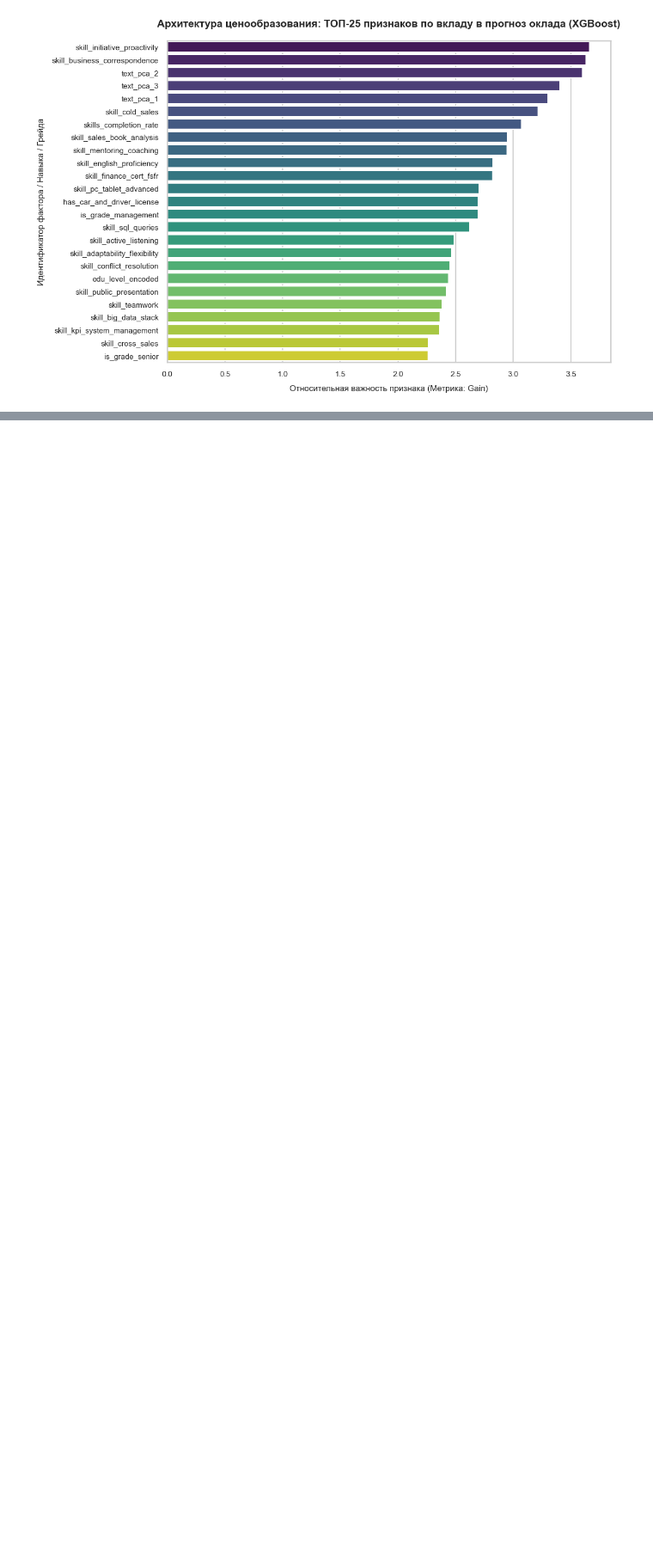
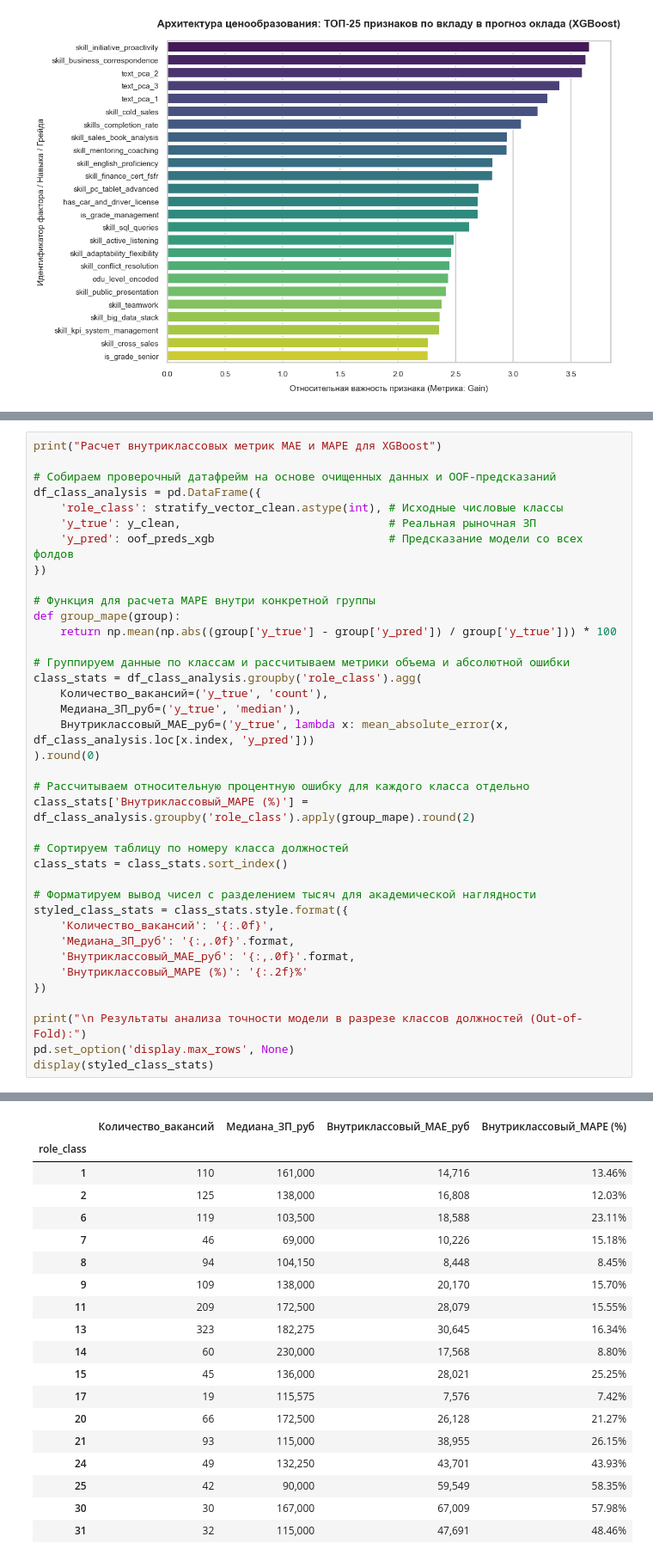
Before and after one commit to stason1991/My-First-Data-Project, a Jupyter notebook: notebooks/ml_notebook_lr_xgboost_mfdp_part7.ipynb, the cells around one changed output, grey strips where cells are left out. Shown at 86% size. Saved outputs shown, nothing was run; the diff lists cells and outputs as text; blank space fills up the shorter version.

```diff
--- a/notebooks/ml_notebook_lr_xgboost_mfdp_part7.ipynb
+++ b/notebooks/ml_notebook_lr_xgboost_mfdp_part7.ipynb
@@ -1278,0 +1476,39 @@ from IPython.display import Markdown as IPythonMarkdownВ ходе исслед
+# %%
+print("Расчет внутриклассовых метрик MAE и MAPE для XGBoost")
+
+# Собираем проверочный датафрейм на основе очищенных данных и OOF-предсказаний
+df_class_analysis = pd.DataFrame({
+    'role_class': stratify_vector_clean.astype(int), # Исходные числовые классы
+    'y_true': y_clean,                               # Реальная рыночная ЗП
+    'y_pred': oof_preds_xgb                          # Предсказание модели со всех фолдов
+})
+
+# Функция для расчета MAPE внутри конкретной группы
+def group_mape(group):
+    return np.mean(np.abs((group['y_true'] - group['y_pred']) / group['y_true'])) * 100
+
+# Группируем данные по классам и рассчитываем метрики объема и абсолютной ошибки
+class_stats = df_class_analysis.groupby('role_class').agg(
+    Количество_вакансий=('y_true', 'count'),
+    Медиана_ЗП_руб=('y_true', 'median'),
+    Внутриклассовый_MAE_руб=('y_true', lambda x: mean_absolute_error(x, df_class_analysis.loc[x.index, 'y_pred']))
+).round(0)
+
+# Рассчитываем относительную процентную ошибку для каждого класса отдельно
+class_stats['Внутриклассовый_MAPE (%)'] = df_class_analysis.groupby('role_class').apply(group_mape).round(2)
+
+# Сортируем таблицу по номеру класса должностей
+class_stats = class_stats.sort_index()
+
+# Форматируем вывод чисел с разделением тысяч для академической наглядности
+styled_class_stats = class_stats.style.format({
+    'Количество_вакансий': '{:.0f}',
+    'Медиана_ЗП_руб': '{:,.0f}'.format,
+    'Внутриклассовый_MAE_руб': '{:,.0f}'.format,
+    'Внутриклассовый_MAPE (%)': '{:.2f}%'
+})
+
+print("\n Результаты анализа точности модели в разрезе классов должностей (Out-of-Fold):")
+pd.set_option('display.max_rows', None)
+display(styled_class_stats)
+# %% [output]
@@ -1278,0 +1518,19 @@ from IPython.display import Markdown as IPythonMarkdownВ ходе исслед
+|  | Количество_вакансий | Медиана_ЗП_руб | Внутриклассовый_MAE_руб | Внутриклассовый_MAPE (%) |
+| role_class |  |  |  |  |
+| 1 | 110 | 161,000 | 14,716 | 13.46% |
+| 2 | 125 | 138,000 | 16,808 | 12.03% |
+| 6 | 119 | 103,500 | 18,588 | 23.11% |
+| 7 | 46 | 69,000 | 10,226 | 15.18% |
+| 8 | 94 | 104,150 | 8,448 | 8.45% |
+| 9 | 109 | 138,000 | 20,170 | 15.70% |
+| 11 | 209 | 172,500 | 28,079 | 15.55% |
+| 13 | 323 | 182,275 | 30,645 | 16.34% |
+| 14 | 60 | 230,000 | 17,568 | 8.80% |
+| 15 | 45 | 136,000 | 28,021 | 25.25% |
+| 17 | 19 | 115,575 | 7,576 | 7.42% |
+| 20 | 66 | 172,500 | 26,128 | 21.27% |
+| 21 | 93 | 115,000 | 38,955 | 26.15% |
+| 24 | 49 | 132,250 | 43,701 | 43.93% |
+| 25 | 42 | 90,000 | 59,549 | 58.35% |
+| 30 | 30 | 167,000 | 67,009 | 57.98% |
+| 31 | 32 | 115,000 | 47,691 | 48.46% |
```
Also changed, not shown: parts of 10 cells of this notebook, 3 other files.
